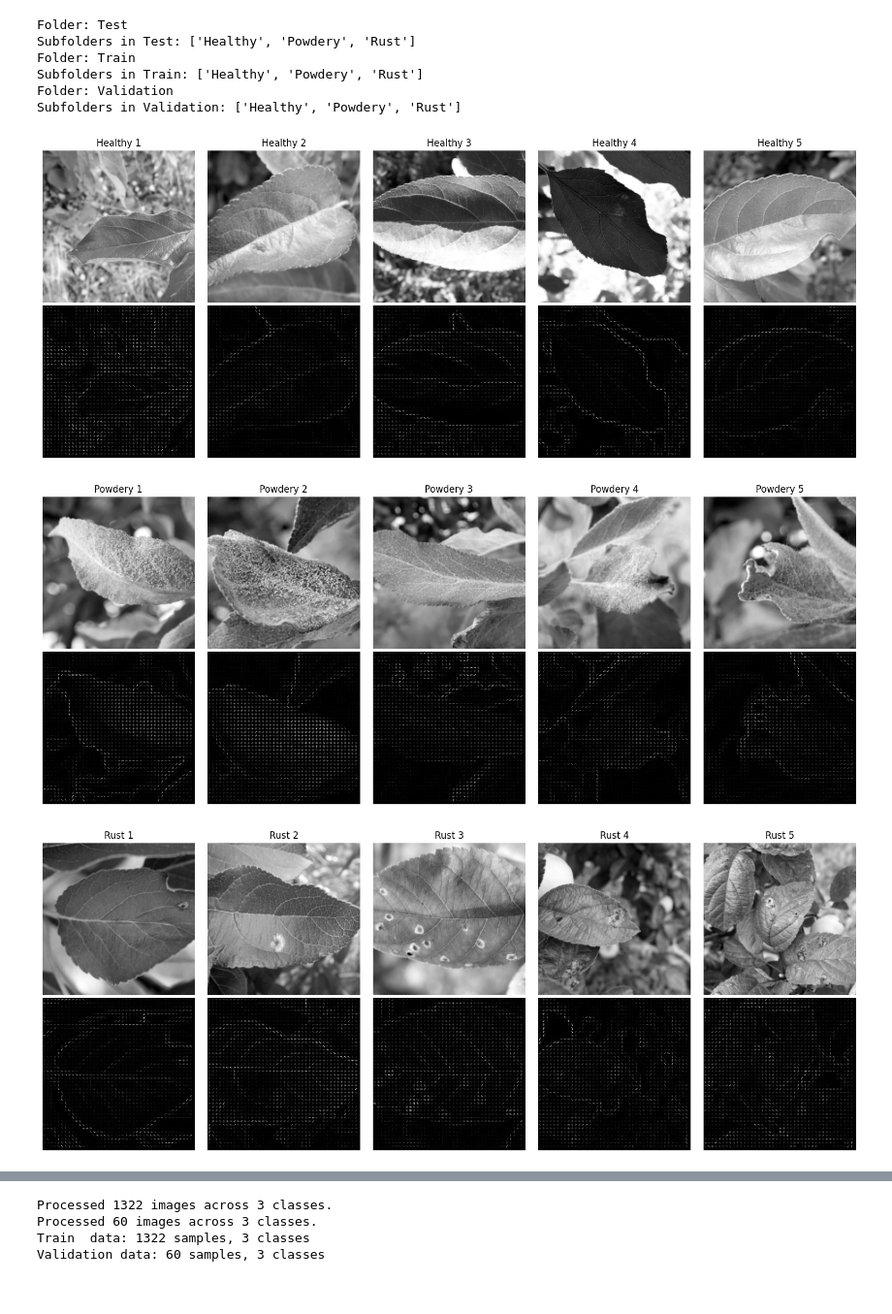
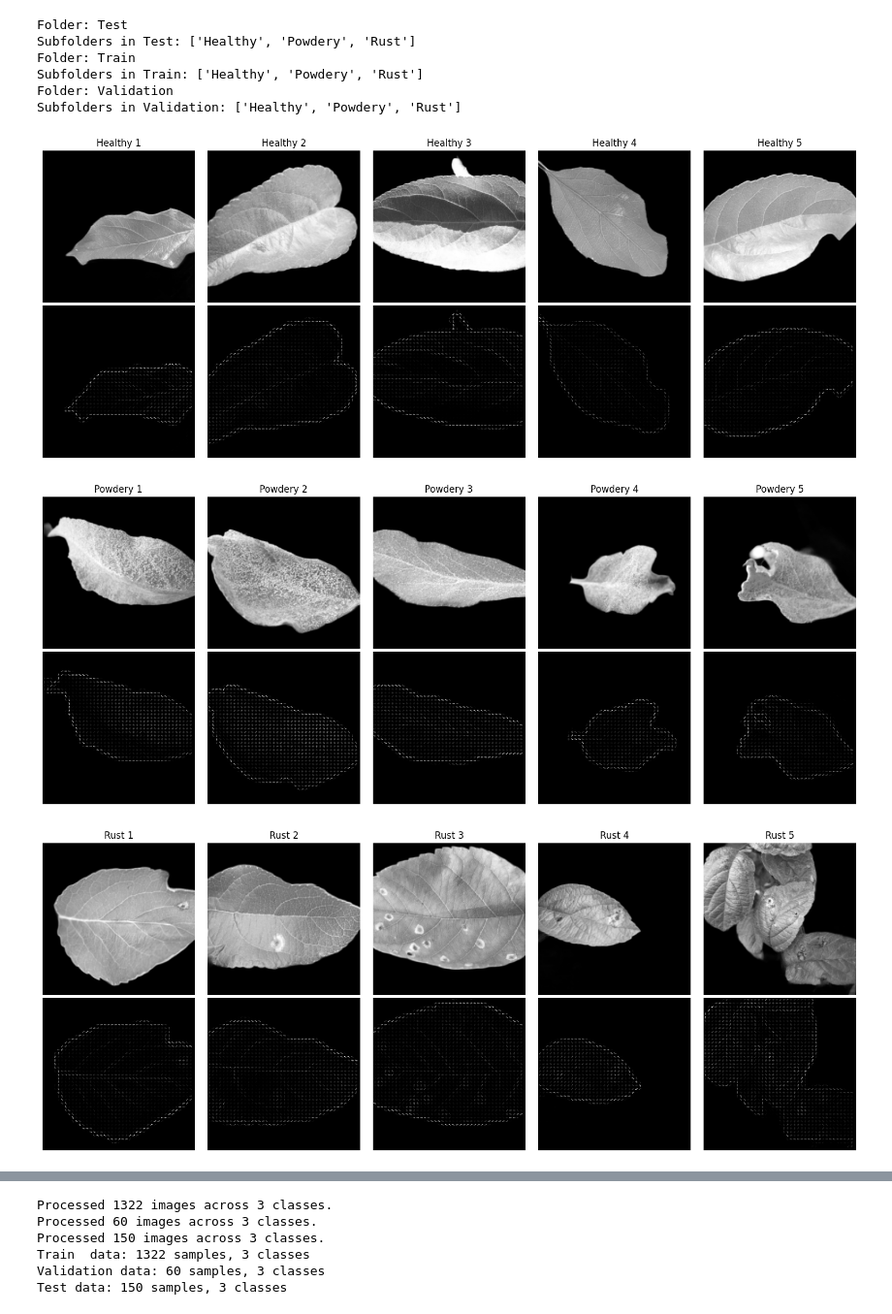
Before and after one commit to kostiak1992/w281-plant-disease-recognition, a Jupyter notebook: texture_detection.ipynb, the cells around one changed output, grey strips where cells are left out. Shown at 97% size. Cells and saved outputs as stored; diff of their text form; code cells hidden in the pictures.

```diff
--- a/texture_detection.ipynb
+++ b/texture_detection.ipynb
@@ -51,8 +81,14 @@ def read_image(in_path):
     img = np.array(Image.open(in_path))
     if np.max(img) > 1:
         img = img.astype(np.float32) / 255.0
+
+    # If image has 4 channels (RGBA), drop alpha
+    if img.shape[-1] == 4:
+        img = img[..., :3]
+
     if len(img.shape) > 2:
         img = rgb2gray(img)
+
     return img
 
 # rescale short side to standard, crop center
@@ -124,36 +160,36 @@ def load_hog_data(folder_path, visualize=False, max_visualize=5):
             plt.tight_layout()
             plt.show()
 
     # plot HOG feature vectors
     if visualize:
         plt.figure(figsize=(10, 5))
         for label, feats in class_features.items():
             feats_array = np.array(feats)
             mean_feat = feats_array.mean(axis=0)
             plt.plot(mean_feat, alpha=0.8, label=label)
 
         plt.title("HOG Feature Vector Plot (per class)")
         plt.xlabel("Feature Position Index")
         plt.ylabel("Feature Value")
         plt.legend()
         plt.show()
 
     print(f"Processed {len(features)} images across {len(set(labels))} classes.")
     return np.array(features), np.array(labels)
 
 
-train_dir = "C:/Users/kosti/Desktop/DATASCI 281/w281-plant-disease-recognition/images/Train"
-valid_dir = "C:/Users/kosti/Desktop/DATASCI 281/w281-plant-disease-recognition/images/Validation"
-test_dir = "C:/Users/kosti/Desktop/DATASCI 281/w281-plant-disease-recognition/images/Test"
+train_dir = "C:/Users/kosti/Desktop/DATASCI 281/w281-plant-disease-recognition/images/no_bg/Train"
+valid_dir = "C:/Users/kosti/Desktop/DATASCI 281/w281-plant-disease-recognition/images/no_bg/Validation"
+test_dir = "C:/Users/kosti/Desktop/DATASCI 281/w281-plant-disease-recognition/images/no_bg/Test"
 
 train_features, train_labels = load_hog_data(train_dir, visualize=True, max_visualize=5)
 valid_features, valid_labels = load_hog_data(valid_dir)
 test_features, test_labels = load_hog_data(test_dir)
 
 print(f"Train  data: {train_features.shape[0]} samples, {len(set(train_labels))} classes")
 print(f"Validation data: {valid_features.shape[0]} samples, {len(set(valid_labels))} classes")
 print(f"Test data: {test_features.shape[0]} samples, {len(set(test_labels))} classes")
 # %% [output]
-[figure, old version]
+[figure, new version]
-[figure, old version]
+[figure, new version]
-[figure, old version]
+[figure, new version]
@@ -161,4 +197,6 @@ print(f"Test data: {test_features.shape[0]} samples, {len(set(test_labels))} cla
 Processed 1322 images across 3 classes.
 Processed 60 images across 3 classes.
+Processed 150 images across 3 classes.
 Train  data: 1322 samples, 3 classes
 Validation data: 60 samples, 3 classes
+Test data: 150 samples, 3 classes
```
Also changed, not shown: parts of 7 cells of this notebook.
